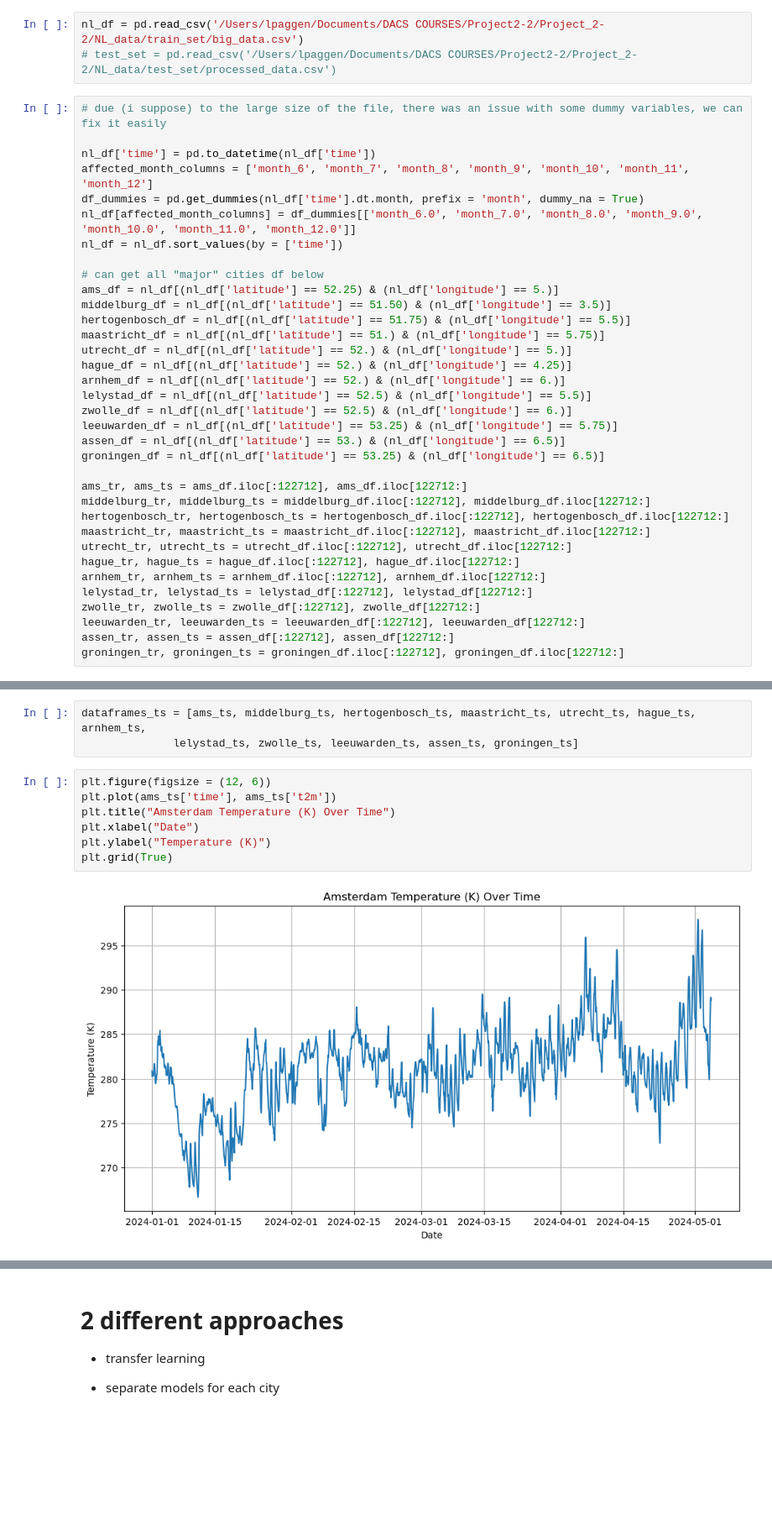
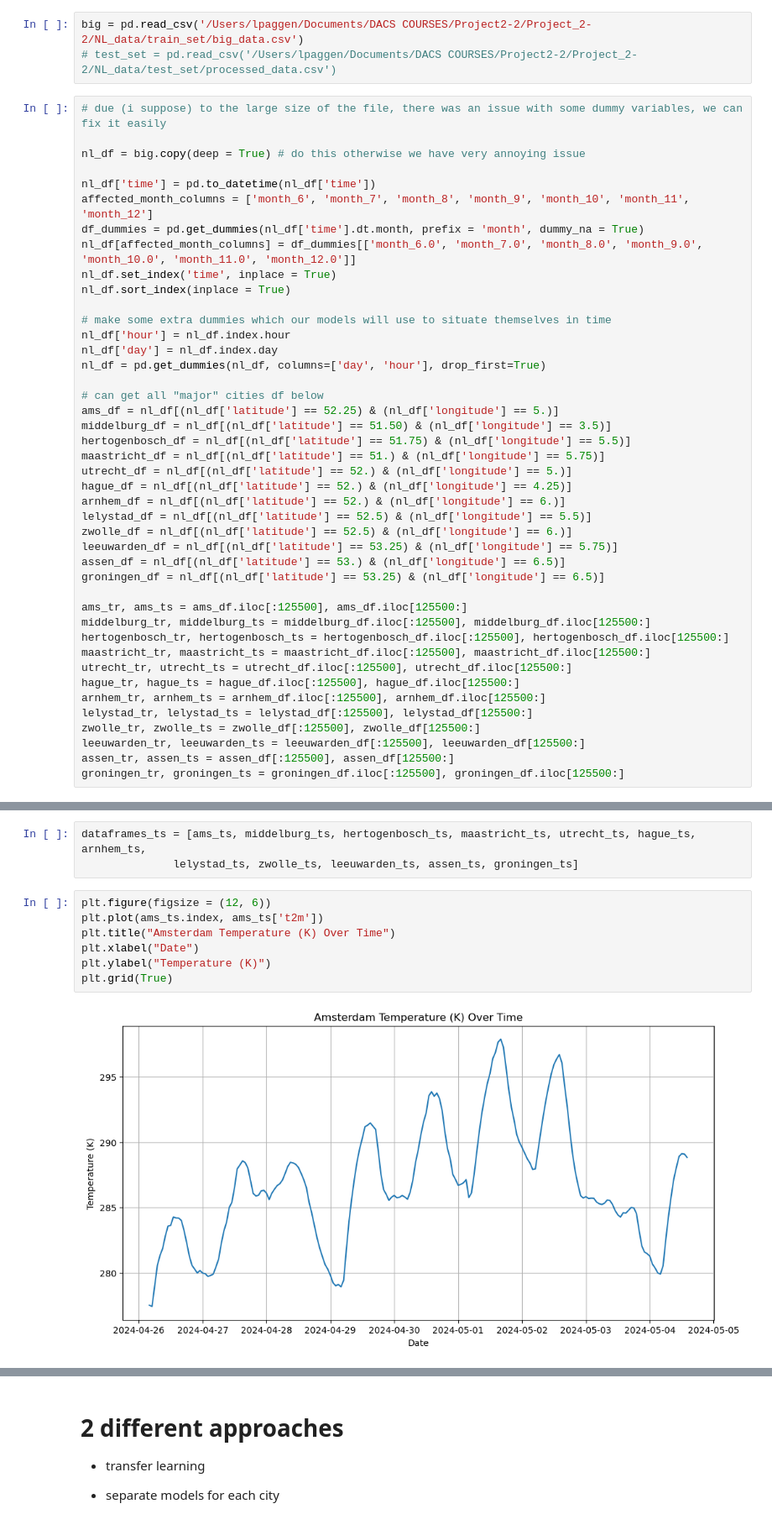
Before and after one commit to AlexaVT03/Project2-2, a Jupyter notebook: Project_2-2/Python/LSTM/LSTM.ipynb, the cells around one changed output, grey strips where cells are left out. Shown at 84% size. Drawn from its saved outputs; the diff is of its cells as text; blank space fills up the shorter version.

```diff
--- a/Project_2-2/Python/LSTM/LSTM.ipynb
+++ b/Project_2-2/Python/LSTM/LSTM.ipynb
@@ -28,16 +34,24 @@ GPU yes
 # %%
 import matplotlib.pyplot as plt
 # %%
-nl_df = pd.read_csv('/Users/lpaggen/Documents/DACS COURSES/Project2-2/Project_2-2/NL_data/train_set/big_data.csv')
+big = pd.read_csv('/Users/lpaggen/Documents/DACS COURSES/Project2-2/Project_2-2/NL_data/train_set/big_data.csv')
 # test_set = pd.read_csv('/Users/lpaggen/Documents/DACS COURSES/Project2-2/Project_2-2/NL_data/test_set/processed_data.csv')
 # %%
 # due (i suppose) to the large size of the file, there was an issue with some dummy variables, we can fix it easily
+
+nl_df = big.copy(deep = True) # do this otherwise we have very annoying issue
 
 nl_df['time'] = pd.to_datetime(nl_df['time'])
 affected_month_columns = ['month_6', 'month_7', 'month_8', 'month_9', 'month_10', 'month_11', 'month_12']
 df_dummies = pd.get_dummies(nl_df['time'].dt.month, prefix = 'month', dummy_na = True)
 nl_df[affected_month_columns] = df_dummies[['month_6.0', 'month_7.0', 'month_8.0', 'month_9.0', 'month_10.0', 'month_11.0', 'month_12.0']]
-nl_df = nl_df.sort_values(by = ['time'])
+nl_df.set_index('time', inplace = True)
+nl_df.sort_index(inplace = True)
+
+# make some extra dummies which our models will use to situate themselves in time
+nl_df['hour'] = nl_df.index.hour
+nl_df['day'] = nl_df.index.day
+nl_df = pd.get_dummies(nl_df, columns=['day', 'hour'], drop_first=True)
 
 # can get all "major" cities df below
 ams_df = nl_df[(nl_df['latitude'] == 52.25) & (nl_df['longitude'] == 5.)]
@@ -53,18 +67,18 @@ leeuwarden_df = nl_df[(nl_df['latitude'] == 53.25) & (nl_df['longitude'] == 5.75
 assen_df = nl_df[(nl_df['latitude'] == 53.) & (nl_df['longitude'] == 6.5)]
 groningen_df = nl_df[(nl_df['latitude'] == 53.25) & (nl_df['longitude'] == 6.5)]
 
-ams_tr, ams_ts = ams_df.iloc[:122712], ams_df.iloc[122712:]
-middelburg_tr, middelburg_ts = middelburg_df.iloc[:122712], middelburg_df.iloc[122712:]
-hertogenbosch_tr, hertogenbosch_ts = hertogenbosch_df.iloc[:122712], hertogenbosch_df.iloc[122712:]
-maastricht_tr, maastricht_ts = maastricht_df.iloc[:122712], maastricht_df.iloc[122712:]
-utrecht_tr, utrecht_ts = utrecht_df.iloc[:122712], utrecht_df.iloc[122712:]
-hague_tr, hague_ts = hague_df.iloc[:122712], hague_df.iloc[122712:]
-arnhem_tr, arnhem_ts = arnhem_df.iloc[:122712], arnhem_df.iloc[122712:]
-lelystad_tr, lelystad_ts = lelystad_df[:122712], lelystad_df[122712:]
-zwolle_tr, zwolle_ts = zwolle_df[:122712], zwolle_df[122712:]
-leeuwarden_tr, leeuwarden_ts = leeuwarden_df[:122712], leeuwarden_df[122712:]
-assen_tr, assen_ts = assen_df[:122712], assen_df[122712:]
-groningen_tr, groningen_ts = groningen_df.iloc[:122712], groningen_df.iloc[122712:]
+ams_tr, ams_ts = ams_df.iloc[:125500], ams_df.iloc[125500:]
+middelburg_tr, middelburg_ts = middelburg_df.iloc[:125500], middelburg_df.iloc[125500:]
+hertogenbosch_tr, hertogenbosch_ts = hertogenbosch_df.iloc[:125500], hertogenbosch_df.iloc[125500:]
+maastricht_tr, maastricht_ts = maastricht_df.iloc[:125500], maastricht_df.iloc[125500:]
+utrecht_tr, utrecht_ts = utrecht_df.iloc[:125500], utrecht_df.iloc[125500:]
+hague_tr, hague_ts = hague_df.iloc[:125500], hague_df.iloc[125500:]
+arnhem_tr, arnhem_ts = arnhem_df.iloc[:125500], arnhem_df.iloc[125500:]
+lelystad_tr, lelystad_ts = lelystad_df[:125500], lelystad_df[125500:]
+zwolle_tr, zwolle_ts = zwolle_df[:125500], zwolle_df[125500:]
+leeuwarden_tr, leeuwarden_ts = leeuwarden_df[:125500], leeuwarden_df[125500:]
+assen_tr, assen_ts = assen_df[:125500], assen_df[125500:]
+groningen_tr, groningen_ts = groningen_df.iloc[:125500], groningen_df.iloc[125500:]
 # %%
 dataframes_tr = [ams_tr, middelburg_tr, hertogenbosch_tr, maastricht_tr, utrecht_tr, hague_tr, arnhem_tr,
               lelystad_tr, zwolle_tr, leeuwarden_tr, assen_tr, groningen_tr]
@@ -145,13 +154,13 @@ dataframes_ts = [ams_ts, middelburg_ts, hertogenbosch_ts, maastricht_ts, utrecht
               lelystad_ts, zwolle_ts, leeuwarden_ts, assen_ts, groningen_ts]
 # %%
 plt.figure(figsize = (12, 6))
-plt.plot(ams_ts['time'], ams_ts['t2m'])
+plt.plot(ams_ts.index, ams_ts['t2m'])
 plt.title("Amsterdam Temperature (K) Over Time")
 plt.xlabel("Date")
 plt.ylabel("Temperature (K)")
 plt.grid(True)
 # %% [output]
-[figure, old version]
+[figure, new version]
 # %%
 import matplotlib.pyplot as plt
 import matplotlib.cm as cm
```
Also changed, not shown: parts of 21 cells of this notebook, 1 other file.
